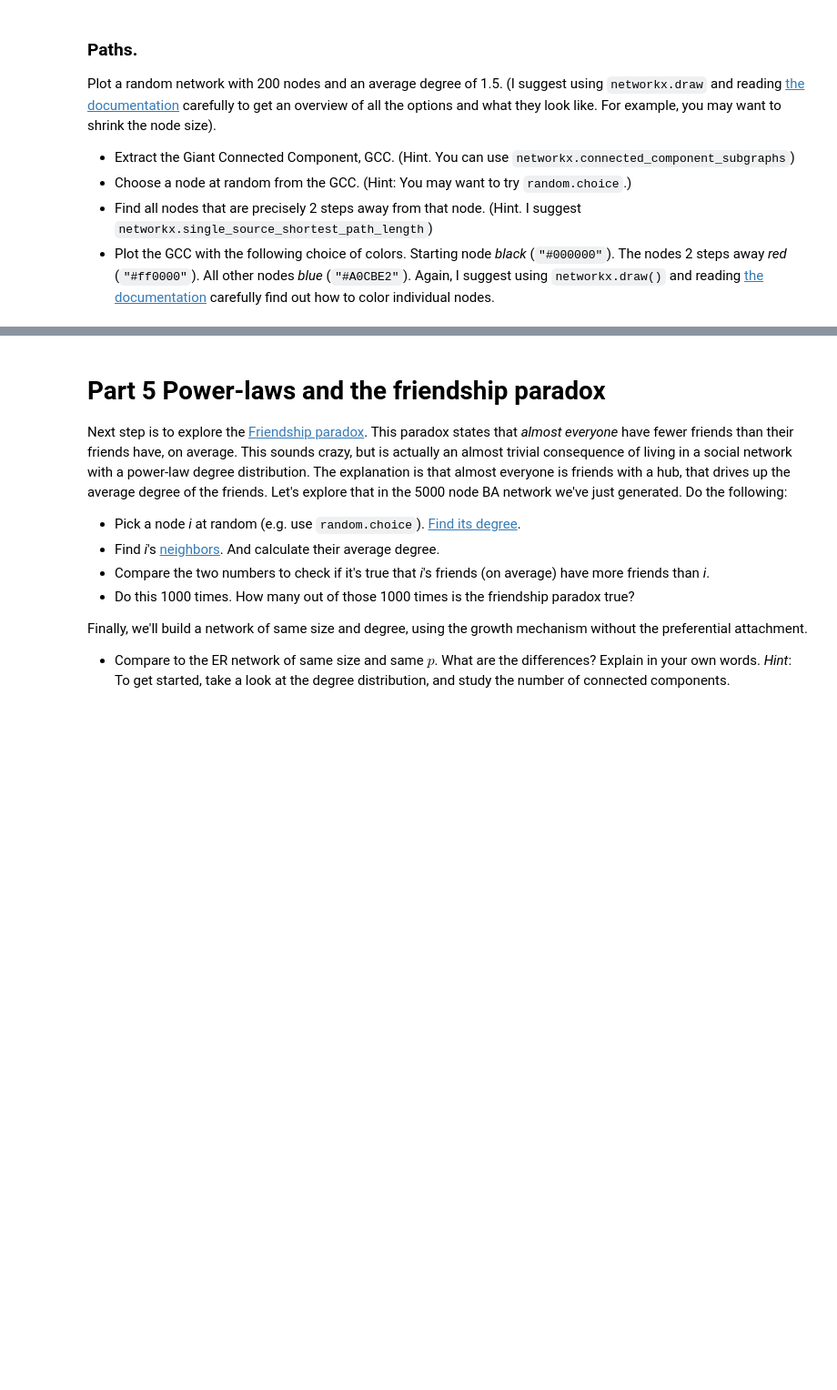
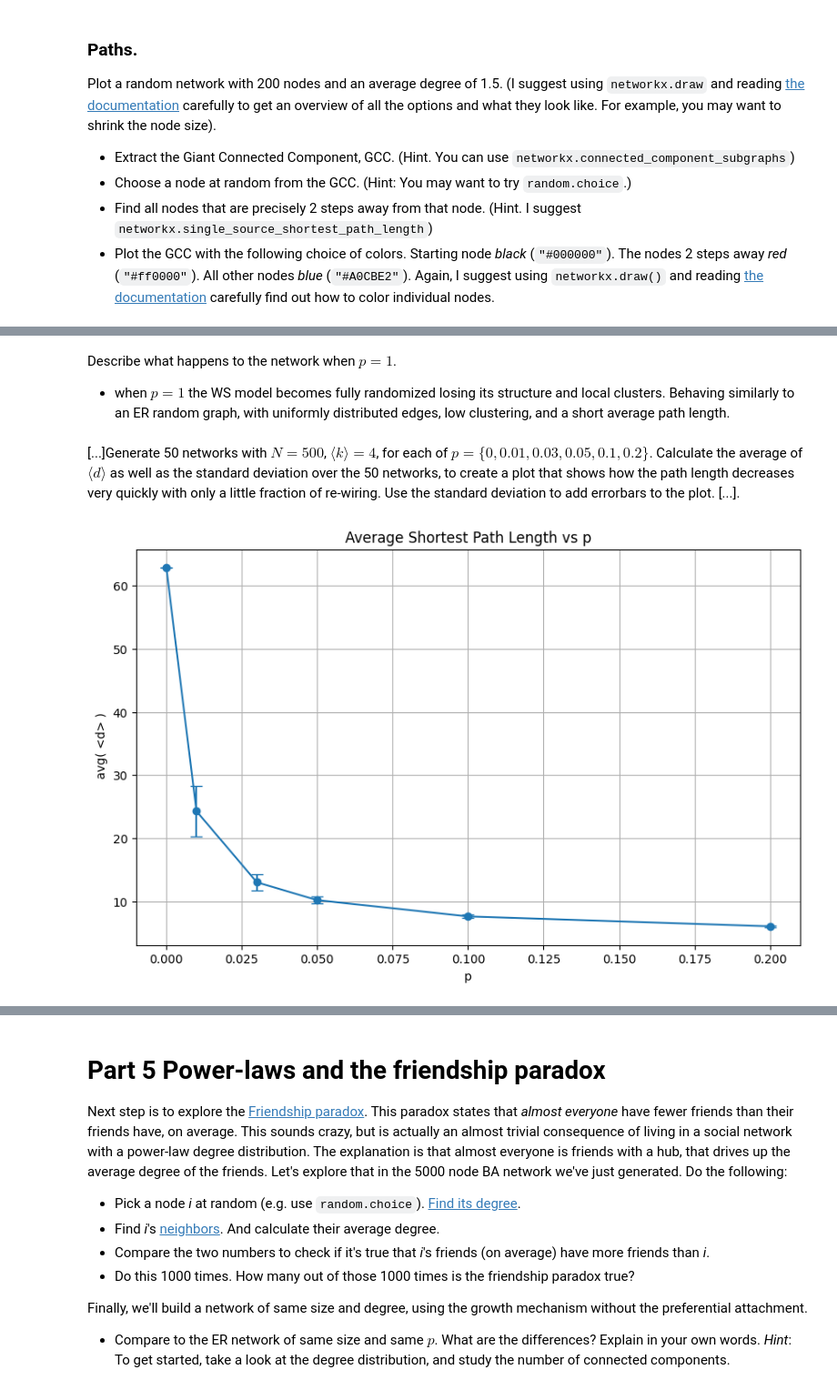
Before and after one commit to danielsanuwich/socialgraphs2023, a Jupyter notebook: Assignment1.ipynb, the cells around one changed output, grey strips where cells are left out. Shown at 91% size. Drawn from its saved outputs; the diff is of its cells as text; code cells hidden in the pictures; blank space fills up the shorter version.

```diff
--- a/Assignment1.ipynb
+++ b/Assignment1.ipynb
@@ -392,3 +433,43 @@ random_node, nodes_two_steps_away
+# %% [markdown]
+Describe what happens to the network when $p = 1$.
+* when $p = 1$ the WS model becomes fully randomized losing its structure and local clusters. Behaving similarly to an ER random graph, with uniformly distributed edges, low clustering, and a short average path length.
+# %% [markdown]
+[...]Generate 50 networks with $N = 500$, $\langle k \rangle = 4$, for each of $p = \{0, 0.01, 0.03, 0.05, 0.1, 0.2\}$. Calculate the average of $\langle d \rangle$ as well as the standard deviation over the 50 networks, to create a plot that shows how the path length decreases very quickly with only a little fraction of re-wiring. Use the standard deviation to add errorbars to the plot. [...].
+# %%
+import networkx as nx
+import matplotlib.pyplot as plt
+import numpy as np
+
+n = 500
+k = 4
+p_values = [0, 0.01, 0.03, 0.05, 0.1, 0.2]
+num_networks = 50
+
+# Calculate average shortest path length for each p value
+avg_d_values = []
+std_d_values = []
+
+for p in p_values:
+    d_values = []
+
+    for _ in range(num_networks):
+        G = nx.watts_strogatz_graph(n, k, p)
+        d = nx.average_shortest_path_length(G)
+        d_values.append(d)
+
+    avg_d_values.append(np.mean(d_values))
+    std_d_values.append(np.std(d_values))
+
+# Plotting the results with error bars
+plt.figure(figsize=(10, 6))
+plt.errorbar(p_values, avg_d_values, yerr=std_d_values, fmt='-o', capsize=5)
+plt.title("Average Shortest Path Length vs p")
+plt.xlabel("p")
+plt.ylabel(" avg( <d> )")
+plt.grid(True)
+plt.show()
+# %% [output]
+[figure, added]
 # %% [markdown]
 # Part 4. The Barabasi-Albert Model
 
```
Also changed, not shown: parts of 8 cells of this notebook.
